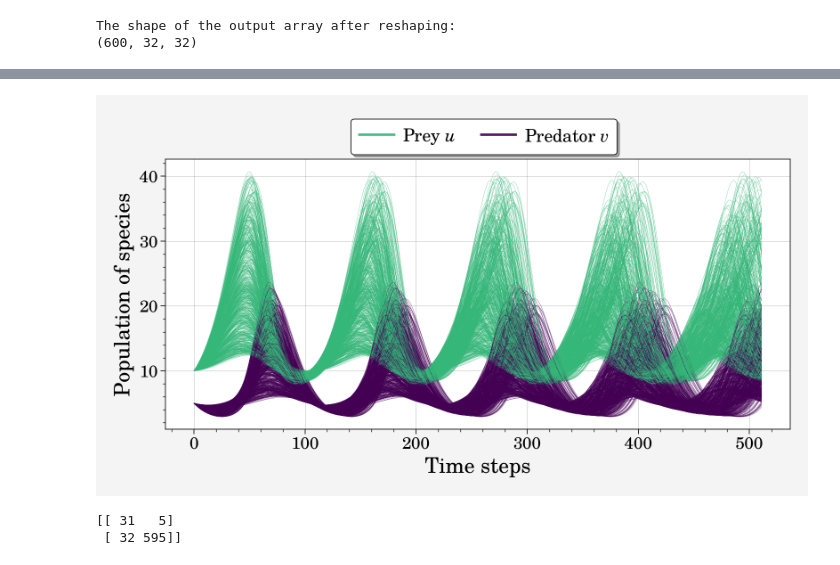
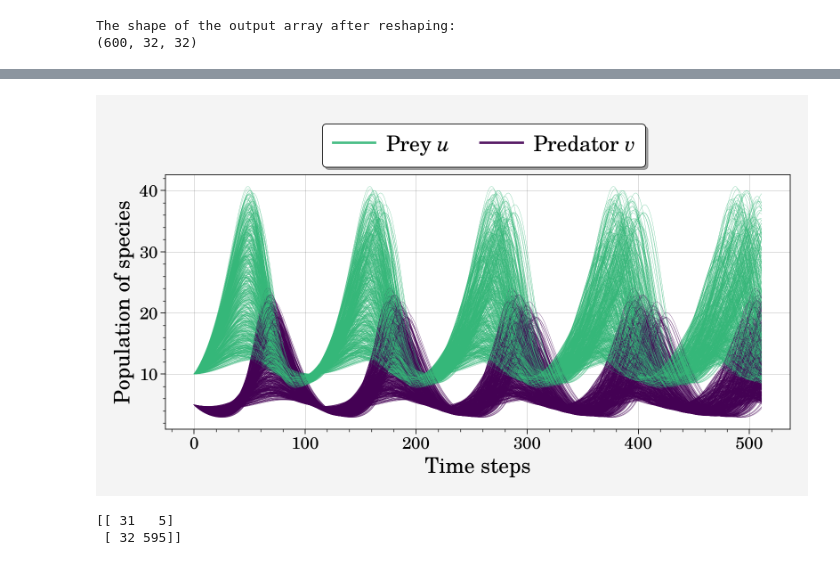
Before and after one commit to bazvalya/GSA_using_GDMaps_PCE, a Jupyter notebook: notebooks/GDMaps_PCE_LV.ipynb, the cells around one changed output, grey strips where cells are left out. Drawn from its saved outputs; the diff is of its cells as text; code cells hidden in the pictures.

```diff
--- a/notebooks/GDMaps_PCE_LV.ipynb
+++ b/notebooks/GDMaps_PCE_LV.ipynb
@@ -156,27 +156,27 @@ plt.show()
 # %%
 colors=mcp.gen_color(cmap='viridis',n=4)
 
 fig, ax = plt.subplots(figsize=(8, 4.5))
 
 i_sol = 0
 for i in range(np.asarray(out).shape[0]):
     ax.plot(out[i][:n], color=colors[2], alpha=0.9, lw=0.2,
             label=('Prey $u$' if i_sol==0 else None))
     ax.plot(out[i][n:], color=colors[0], alpha=0.9, lw=0.2,
             label=('Predator $v$' if i_sol==0 else None))
     i_sol += 1
 ax.set_xlabel('Time steps')
 ax.set_ylabel('Population of species')
-leg = ax.legend(loc='upper center', bbox_to_anchor=(0.51, 1.15),
-                ncol=2, fancybox=True, shadow=True, fontsize=14)
+leg = ax.legend(loc='upper center', bbox_to_anchor=(0.51, 1.2),
+                ncol=2, fancybox=True, shadow=True, fontsize=17)
 for line in leg.get_lines():
     line.set_linewidth(2.0)
 
 plt.tight_layout()
 plt.savefig('plots/SI/LV_600.png', dpi=800, bbox_inches='tight')
 plt.show()
 # %% [output]
-[figure, old version]
+[figure, new version]
 # %%
 ranks = [np.linalg.matrix_rank(data[i]) for i in range(len(data))]
 unique, counts = np.unique(ranks, return_counts=True)
```
Also changed, not shown: parts of 3 cells of this notebook, 3 other files.
